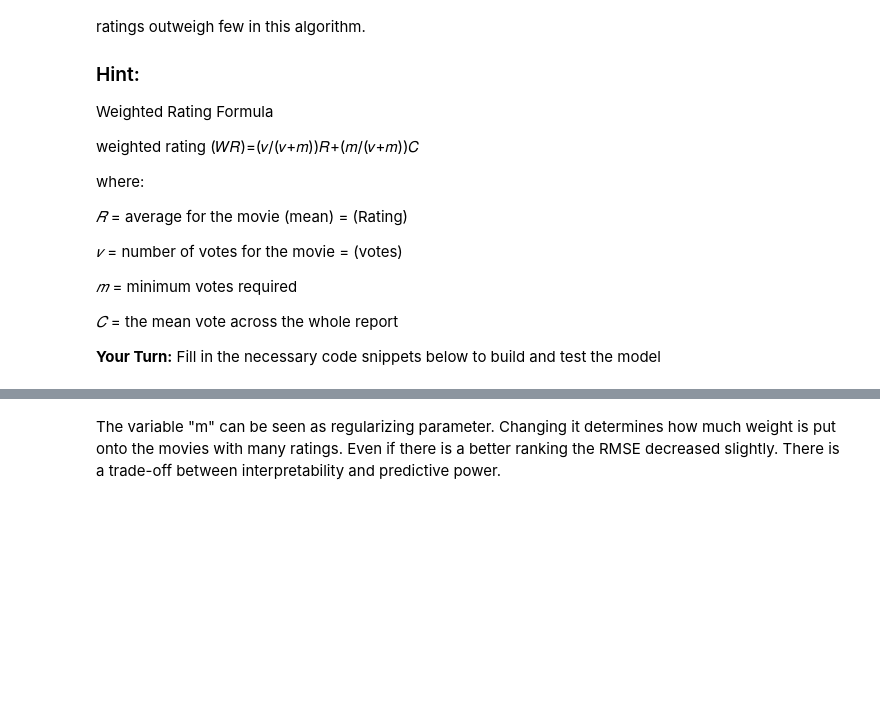
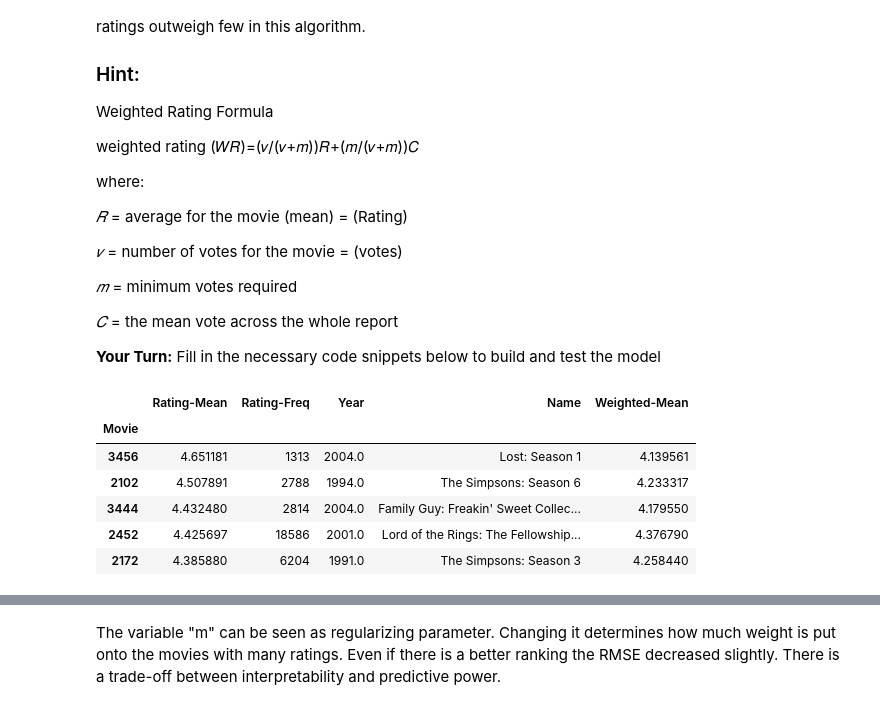
Before and after one commit to terencelee-uni/mec-mini-projects, a Jupyter notebook: mec-17.4.1-recommendation-systems-mini-project/Mini_Project_Recommendation_Systems.ipynb, the cells around one changed output, grey strips where cells are left out. Cells and saved outputs as stored; diff of their text form; code cells hidden in the pictures; blank space fills up the shorter version.

```diff
--- a/mec-17.4.1-recommendation-systems-mini-project/Mini_Project_Recommendation_Systems.ipynb
+++ b/mec-17.4.1-recommendation-systems-mini-project/Mini_Project_Recommendation_Systems.ipynb
@@ -391,13 +481,21 @@ R = df_p.mean(axis=0).values
 v = df_p.count().values
 # %%
 # Weighted formula to compute the weighted rating
-weighted_score = <YOUR CODE HERE>
+weighted_score = (v/(v+m))*R+(m/(v+m))*C
 # %%
 # convert weighted_score into a dataframe
-weighted_mean = <YOUR CODE HERE>
+weighted_mean = pd.DataFrame(weighted_score, columns=['Weighted-Mean'], index=df_p.columns)
 
 # Combine the aggregated dataframes (wighted_mean & movie_titles)
-combined_df = <YOUR CODE HERE>
+combined_df = combined_df.join(weighted_mean)
 combined_df.head(5)
+# %% [output]
+|  | Rating-Mean | Rating-Freq | Year | Name | Weighted-Mean |
+| Movie |  |  |  |  |  |
+| 3456 | 4.651181 | 1313 | 2004.0 | Lost: Season 1 | 4.139561 |
+| 2102 | 4.507891 | 2788 | 1994.0 | The Simpsons: Season 6 | 4.233317 |
+| 3444 | 4.432480 | 2814 | 2004.0 | Family Guy: Freakin' Sweet Collec... | 4.179550 |
+| 2452 | 4.425697 | 18586 | 2001.0 | Lord of the Rings: The Fellowship... | 4.376790 |
+| 2172 | 4.385880 | 6204 | 1991.0 | The Simpsons: Season 3 | 4.258440 |
 # %%
 # Join labels and predictions based on mean movie rating
```
Also changed, not shown: parts of 50 cells of this notebook.
